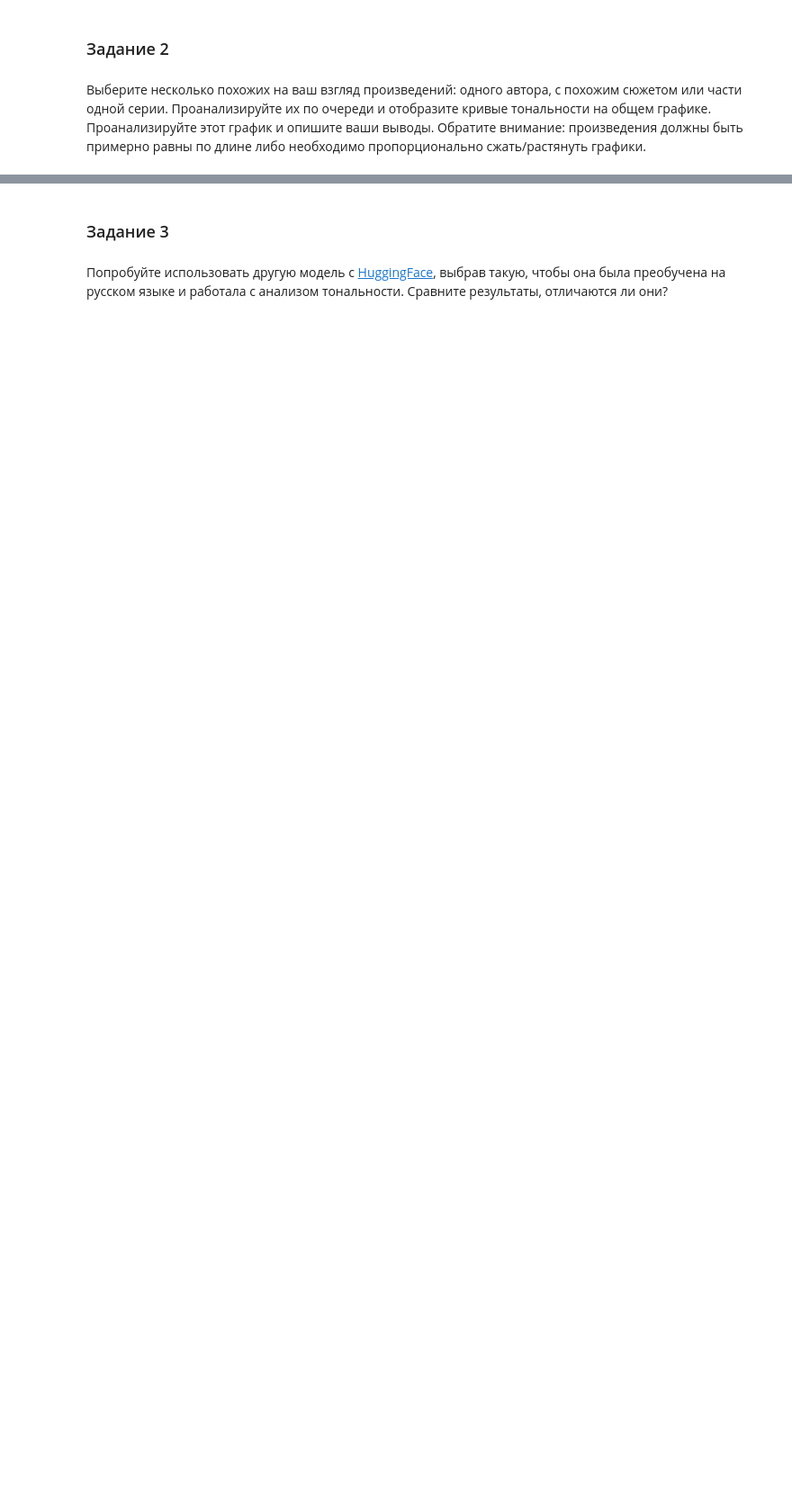
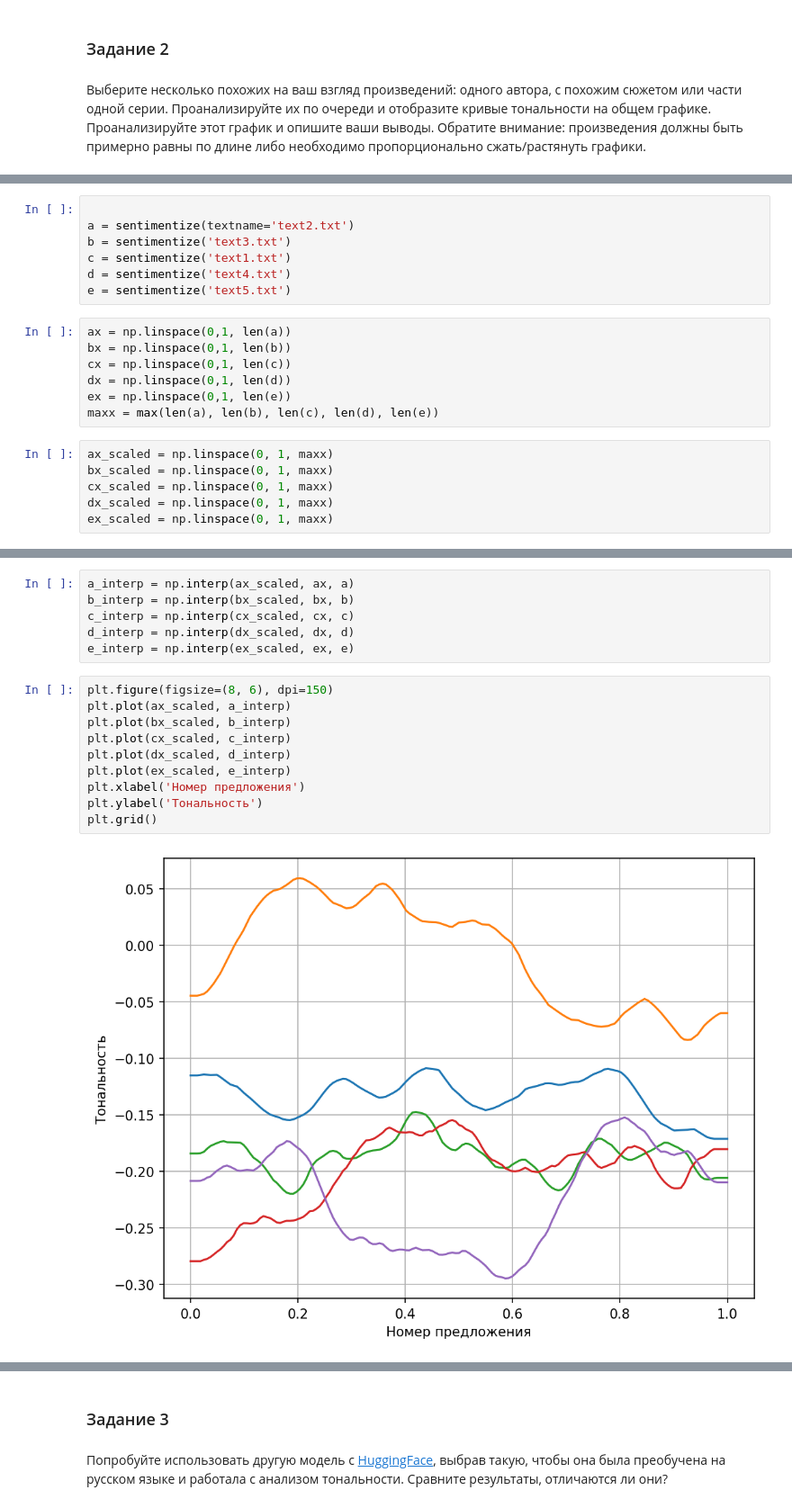
Before and after one commit to Eshasss/i-love-crispy-laptops, a Jupyter notebook: CompLing/CompLing 9 - Sentiment Analysis/27.02.2025_sentiment_analysis.ipynb, the cells around one changed output, grey strips where cells are left out. Shown at 90% size. Saved outputs shown, nothing was run; the diff lists cells and outputs as text; blank space fills up the shorter version.

```diff
--- a/CompLing/CompLing 9 - Sentiment Analysis/27.02.2025_sentiment_analysis.ipynb
+++ b/CompLing/CompLing 9 - Sentiment Analysis/27.02.2025_sentiment_analysis.ipynb
@@ -189,0 +234,20 @@ Text(0, 0.5, 'Тональность')
+# %%
+
+a = sentimentize(textname='text2.txt')
+b = sentimentize('text3.txt')
+c = sentimentize('text1.txt')
+d = sentimentize('text4.txt')
+e = sentimentize('text5.txt')
+# %%
+ax = np.linspace(0,1, len(a))
+bx = np.linspace(0,1, len(b))
+cx = np.linspace(0,1, len(c))
+dx = np.linspace(0,1, len(d))
+ex = np.linspace(0,1, len(e))
+maxx = max(len(a), len(b), len(c), len(d), len(e))
+# %%
+ax_scaled = np.linspace(0, 1, maxx)
+bx_scaled = np.linspace(0, 1, maxx)
+cx_scaled = np.linspace(0, 1, maxx)
+dx_scaled = np.linspace(0, 1, maxx)
+ex_scaled = np.linspace(0, 1, maxx)
@@ -189,0 +258,18 @@ Text(0, 0.5, 'Тональность')
+# %%
+a_interp = np.interp(ax_scaled, ax, a)
+b_interp = np.interp(bx_scaled, bx, b)
+c_interp = np.interp(cx_scaled, cx, c)
+d_interp = np.interp(dx_scaled, dx, d)
+e_interp = np.interp(ex_scaled, ex, e)
+# %%
+plt.figure(figsize=(8, 6), dpi=150)
+plt.plot(ax_scaled, a_interp)
+plt.plot(bx_scaled, b_interp)
+plt.plot(cx_scaled, c_interp)
+plt.plot(dx_scaled, d_interp)
+plt.plot(ex_scaled, e_interp)
+plt.xlabel('Номер предложения')
+plt.ylabel('Тональность')
+plt.grid()
+# %% [output]
+[figure, added]
```
Also changed, not shown: parts of 23 cells of this notebook, 6 other files.
